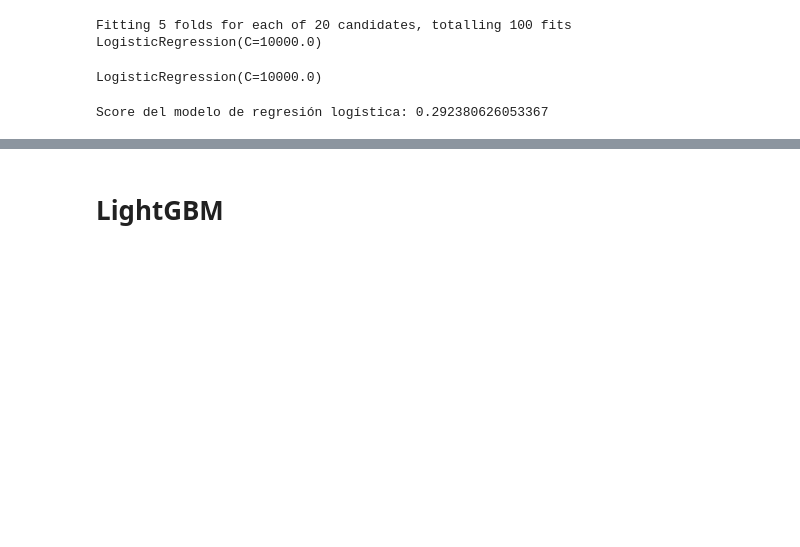
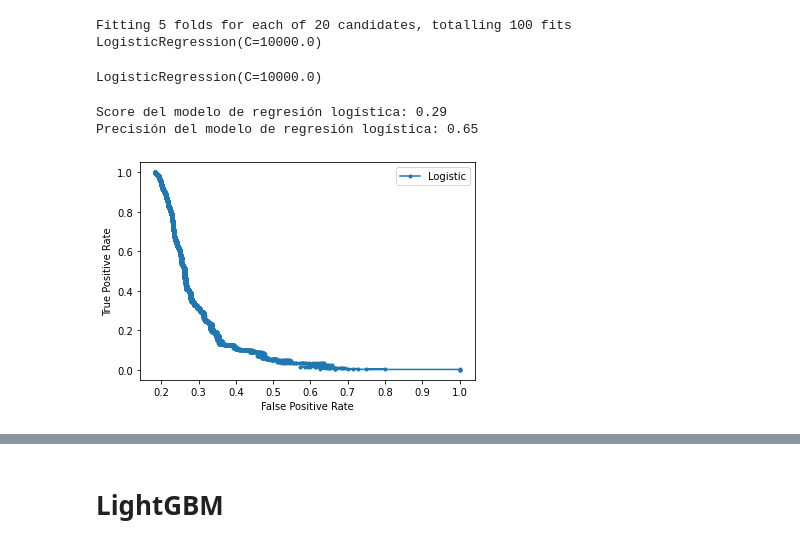
Before and after one commit to javierlunamisetich/Challenge_LATAM, a Jupyter notebook: solution.ipynb, the cells around one changed output, grey strips where cells are left out. Cells and saved outputs as stored; diff of their text form; code cells hidden in the pictures; blank space fills up the shorter version.

Commit message:
agregadas confusion matrix y precision-recall curves

```diff
--- a/solution.ipynb
+++ b/solution.ipynb
@@ -731,5 +766,22 @@ result = linear.predict_proba(X_test)
 # %%
-score_lin = custom_auc(y_test, result)
+score_lin = round(custom_auc(y_test, result),2)
+prec_lin = round(precision_score(y_test,y_pred),2)
 print(f'Score del modelo de regresión logística: {score_lin}')
+print(f'Precisión del modelo de regresión logística: {prec_lin}')
 # %% [output]
-Score del modelo de regresión logística: 0.292380626053367
+Score del modelo de regresión logística: 0.29
+Precisión del modelo de regresión logística: 0.65
+# %%
+# Curva precision recall
+lr_fpr, lr_tpr, _ = precision_recall_curve(y_test, result[:,1])
+# plot the roc curve for the model
+plt.plot(lr_fpr, lr_tpr, marker='.', label='Logistic')
+# axis labels
+plt.xlabel('False Positive Rate')
+plt.ylabel('True Positive Rate')
+# show the legend
+plt.legend()
+# show the plot
+plt.show()
+# %% [output]
+[figure, added]
```
Also changed, not shown: parts of 29 cells of this notebook.
